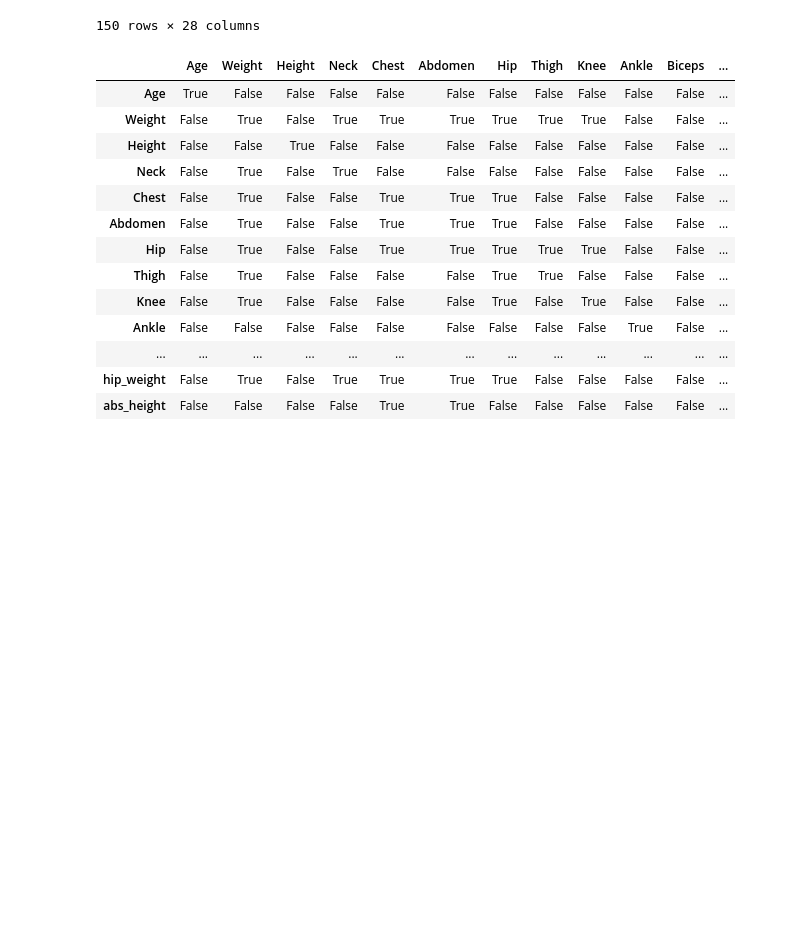
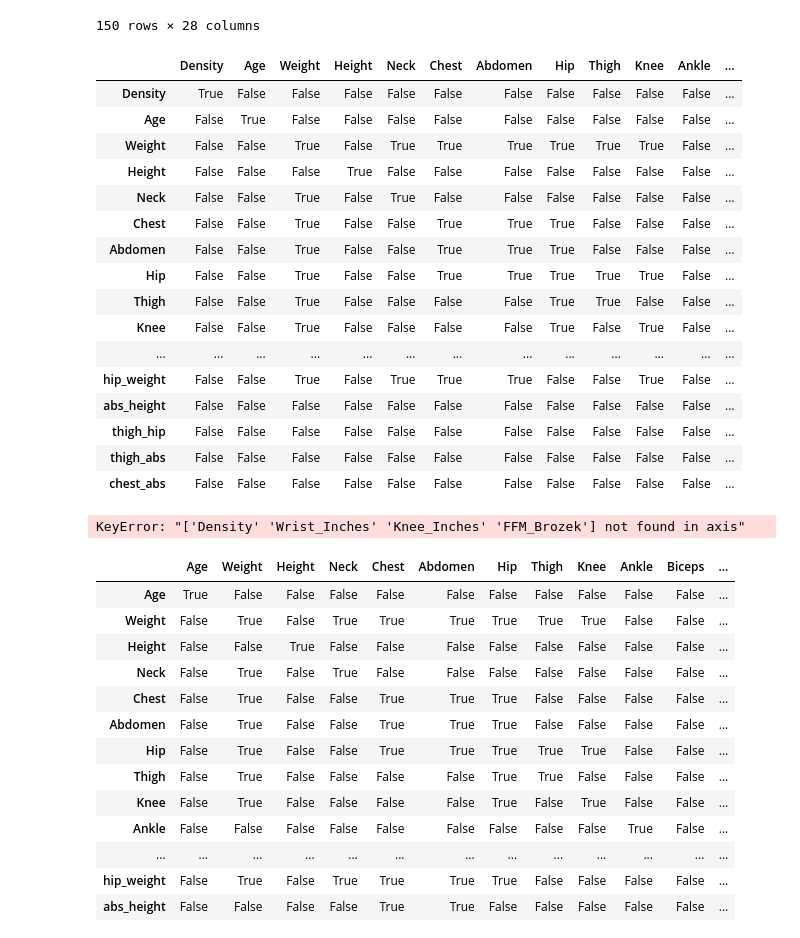
Before and after one commit to Thegreatesthumphrey/Prediction-Model-for-Total-Body-Fat-in-Adult-Men, a Jupyter notebook: Data Set Analysis.ipynb, the cells around one changed output. Saved outputs shown, nothing was run; the diff lists cells and outputs as text; code cells hidden in the pictures; blank space fills up the shorter version.

```diff
--- a/Data Set Analysis.ipynb
+++ b/Data Set Analysis.ipynb
@@ -330,6 +349,25 @@ df[(df['Error'] > -8) & (df['Error'] < 8)]
 # %%
 #heatmap/correlation
 corr = abs(df.corr(method='pearson')) > 0.8
+corr
+# %% [output]
+|  | Density | Age | Weight | Height | Neck | Chest | Abdomen | Hip | Thigh | Knee | Ankle | ... |
+| Density | True | False | False | False | False | False | False | False | False | False | False | ... |
+| Age | False | True | False | False | False | False | False | False | False | False | False | ... |
+| Weight | False | False | True | False | True | True | True | True | True | True | False | ... |
+| Height | False | False | False | True | False | False | False | False | False | False | False | ... |
+| Neck | False | False | True | False | True | False | False | False | False | False | False | ... |
+| Chest | False | False | True | False | False | True | True | True | False | False | False | ... |
+| Abdomen | False | False | True | False | False | True | True | True | False | False | False | ... |
+| Hip | False | False | True | False | False | True | True | True | True | True | False | ... |
+| Thigh | False | False | True | False | False | False | False | True | True | False | False | ... |
+| Knee | False | False | True | False | False | False | False | True | False | True | False | ... |
+| ... | ... | ... | ... | ... | ... | ... | ... | ... | ... | ... | ... | ... |
+| hip_weight | False | False | True | False | True | True | True | False | False | True | False | ... |
+| abs_height | False | False | False | False | False | False | False | False | False | False | False | ... |
+| thigh_hip | False | False | False | False | False | False | False | False | False | False | False | ... |
+| thigh_abs | False | False | False | False | False | False | False | False | False | False | False | ... |
+| chest_abs | False | False | False | False | False | False | False | False | False | False | False | ... |
 # %%
 #findings - maybe use hip, h/w, neck
 ## Results - hip/weight, chest/bmi
@@ -339,5 +376,7 @@ corr = abs(df.corr(method='pearson')) > 0.8
 #Create the df using to model
 model_df = df.copy()
 # %%
-#remove density... correlates with the Brozek score
-model_df.drop(['Density', 'Wrist_Inches', 'Knee_Inches'], axis=1, inplace=True)
+#remove density and unecessary columns... correlates with the Brozek score
+model_df.drop(['Density', 'Wrist_Inches', 'Knee_Inches', 'FFM_Brozek'], axis=1, inplace=True)
+# %% [output]
+KeyError: "['Density' 'Wrist_Inches' 'Knee_Inches' 'FFM_Brozek'] not found in axis"
```
Also changed, not shown: parts of 79 cells of this notebook.
